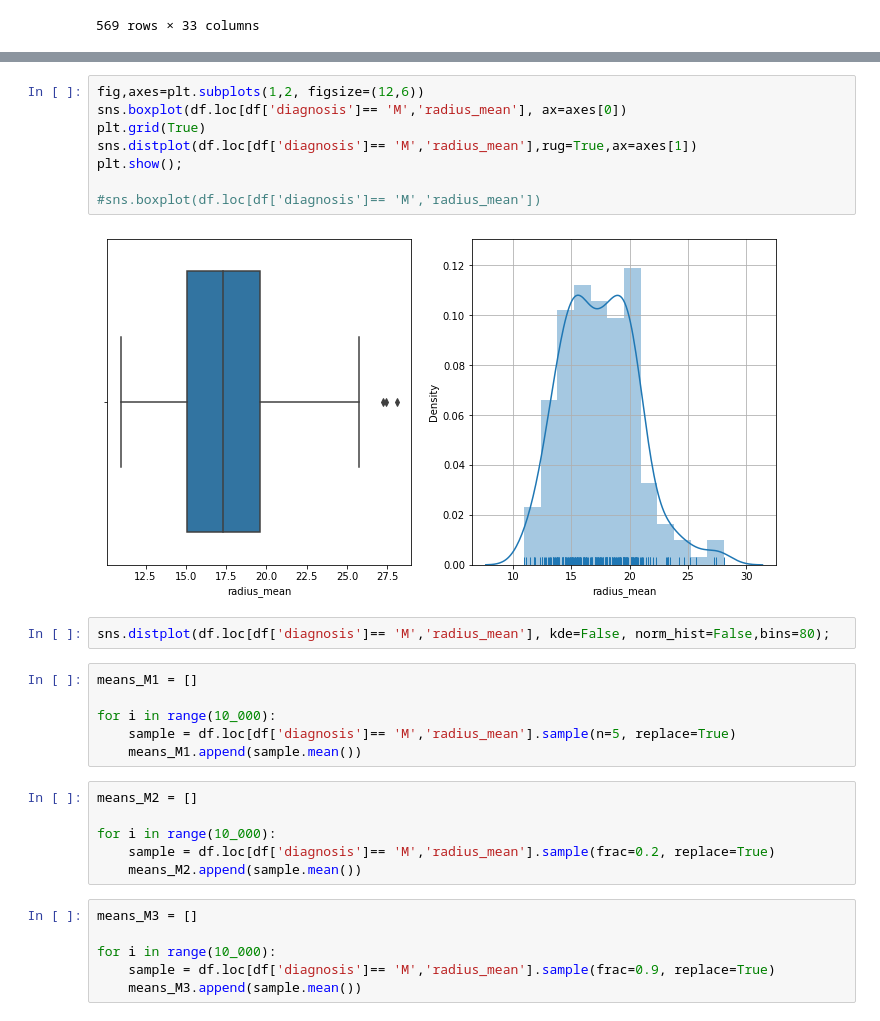
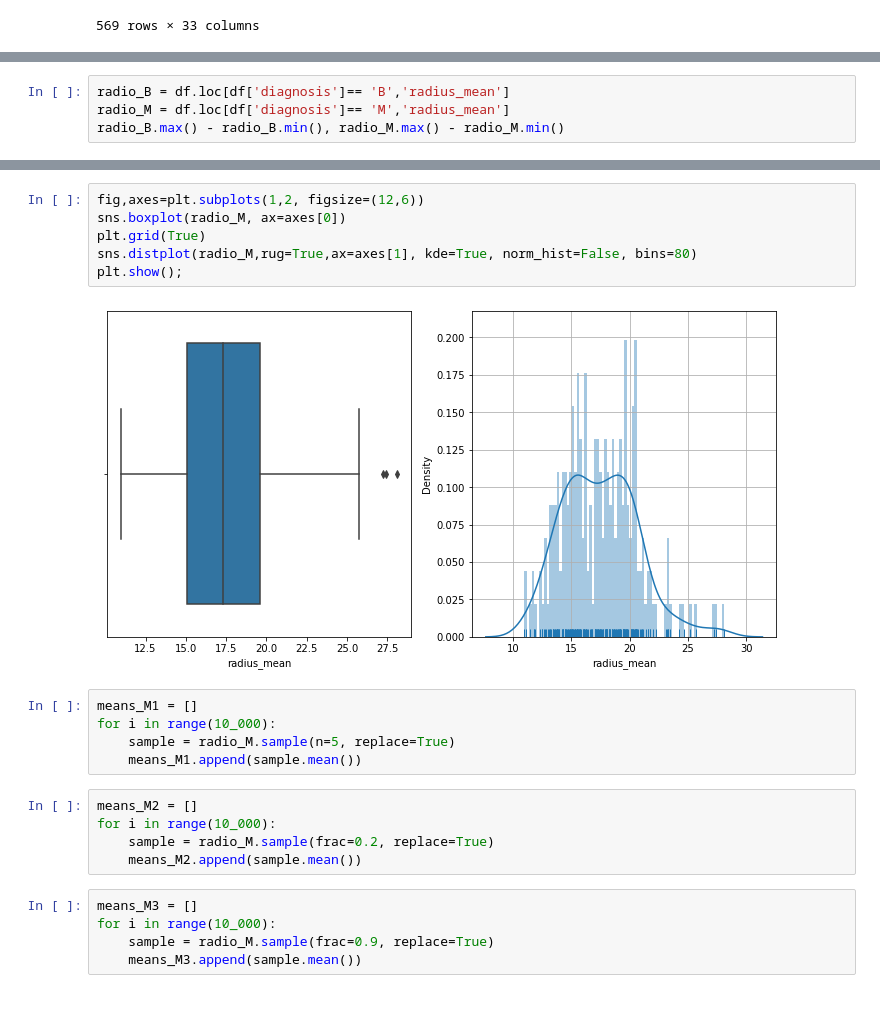
Before and after one commit to AngelicaDC/BEDUpython, a Jupyter notebook: Sesion-05/Reto-01bootstrap.ipynb, the cells around one changed output, grey strips where cells are left out. Saved outputs shown, nothing was run; the diff lists cells and outputs as text.

```diff
--- a/Sesion-05/Reto-01bootstrap.ipynb
+++ b/Sesion-05/Reto-01bootstrap.ipynb
@@ -73,0 +57,4 @@ sns.distplot(df.loc[df['diagnosis']== 'B','radius_mean'], kde=False, norm_hist=F
+# %%
+radio_B = df.loc[df['diagnosis']== 'B','radius_mean']
+radio_M = df.loc[df['diagnosis']== 'M','radius_mean']
+radio_B.max() - radio_B.min(), radio_M.max() - radio_M.min()
@@ -107,32 +123,25 @@ df.loc[df['diagnosis']== 'M','radius_mean'].skew())
 # %%
 fig,axes=plt.subplots(1,2, figsize=(12,6))
-sns.boxplot(df.loc[df['diagnosis']== 'M','radius_mean'], ax=axes[0])
+sns.boxplot(radio_M, ax=axes[0])
 plt.grid(True)
-sns.distplot(df.loc[df['diagnosis']== 'M','radius_mean'],rug=True,ax=axes[1])
+sns.distplot(radio_M,rug=True,ax=axes[1], kde=True, norm_hist=False, bins=80)
 plt.show();
-
-#sns.boxplot(df.loc[df['diagnosis']== 'M','radius_mean'])
 # %% [output]
-[figure, old version]
+[figure, new version]
-# %%
-sns.distplot(df.loc[df['diagnosis']== 'M','radius_mean'], kde=False, norm_hist=False,bins=80);
 # %%
 means_M1 = []
-
 for i in range(10_000):
-    sample = df.loc[df['diagnosis']== 'M','radius_mean'].sample(n=5, replace=True)
+    sample = radio_M.sample(n=5, replace=True)
     means_M1.append(sample.mean())
 # %%
 means_M2 = []
-
 for i in range(10_000):
-    sample = df.loc[df['diagnosis']== 'M','radius_mean'].sample(frac=0.2, replace=True)
+    sample = radio_M.sample(frac=0.2, replace=True)
     means_M2.append(sample.mean())
 # %%
 means_M3 = []
-
 for i in range(10_000):
-    sample = df.loc[df['diagnosis']== 'M','radius_mean'].sample(frac=0.9, replace=True)
+    sample = radio_M.sample(frac=0.9, replace=True)
     means_M3.append(sample.mean())
 # %%
 print(pd.Series(means_M1).skew(), pd.Series(means_M1).kurtosis())
```
Also changed, not shown: parts of 15 cells of this notebook.
